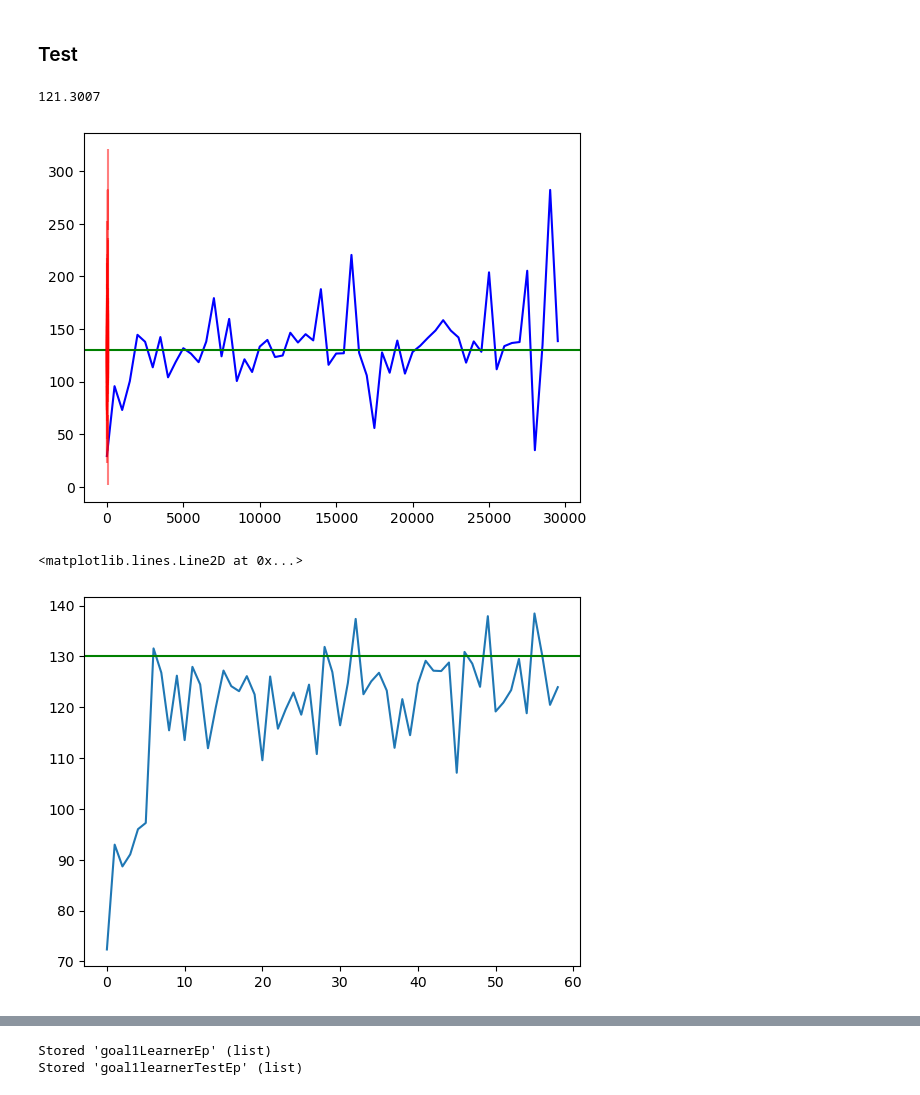
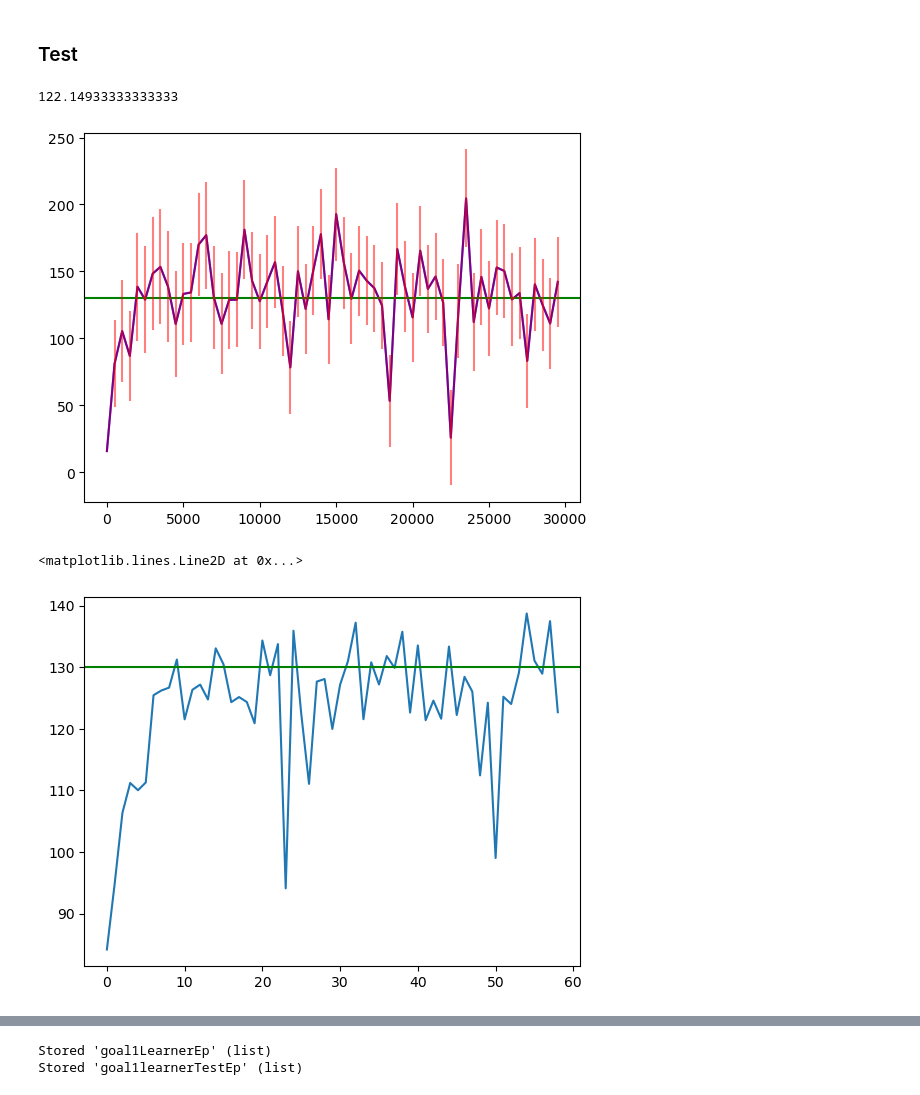
Before and after one commit to mvdbremt/Performance-Specific-Reinforcement-learning, a Jupyter notebook: GoalRewardEvolve.ipynb, the cells around one changed output, grey strips where cells are left out. Saved outputs shown, nothing was run; the diff lists cells and outputs as text; code cells hidden in the pictures.

```diff
--- a/GoalRewardEvolve.ipynb
+++ b/GoalRewardEvolve.ipynb
@@ -31,7 +31,7 @@ class Qlearning():
         self.alpha = alpha
         self.Qvalues = defaultdict(lambda : np.repeat(0.0,num_actions))
         self.num_actions=num_actions
-        self.std=10
+        self.std=20
         self.memory=[]
         self.stddifevolve=[]
         self.meandifevolve=[]
@@ -77,6 +77,7 @@ class Qlearning():
         self.stddifevolve.append(self.std-memorystd)
         self.meandifevolve.append(goal-memorymean)
         for i in range(len(episodes)):
+
             if i==len(episodes)-1:
                 self.update(episodes[i][0],episodes[i][1],episodes[i][2],(goal - abs(goal-result))-0.1*(abs(goal-memorymean))-0.1*abs(self.std-memorystd))
                 break
@@ -176,24 +177,26 @@ env.close()
 # %%
 x=[]
 for i in range(len(episodesTestResults)):
     x.append(i*500)
 plt.plot(x,episodesTestResults,color ='b')
 plt.axhline(y= goal,color ='g')
-plt.errorbar(range(len(episodesTestResults)),episodesTestResults,yerr=episodesTestResultsDeviation,color ='r',alpha=0.5)
+plt.errorbar(x,episodesTestResults,yerr=episodesTestResultsDeviation,color ='r',alpha=0.5)
+plt.savefig("SVG/GoalEvolve1.svg")
 print(sum(episodesResults)/len(episodesResults))
 # %% [output]
-121.3007
+122.14933333333333
-[figure, old version]
+[figure, new version]
 # %%
 previous100AveragePlot=[]
 for i in range(1,len(episodesTestResults)):
     previous100AveragePlot.append(sum(episodesResults[(i*500)-100:(i*500)])/100)
 
 plt.plot(previous100AveragePlot)
+plt.savefig("SVG/GoalEvolve2.svg")
 plt.axhline(y= goal,color ='g')
 # %% [output]
 <matplotlib.lines.Line2D at 0x...>
-[figure, old version]
+[figure, new version]
 # %%
 #histogram
 episodesResultswithoutOutliers=[]
```
Also changed, not shown: parts of 5 cells of this notebook, 4 other files.
